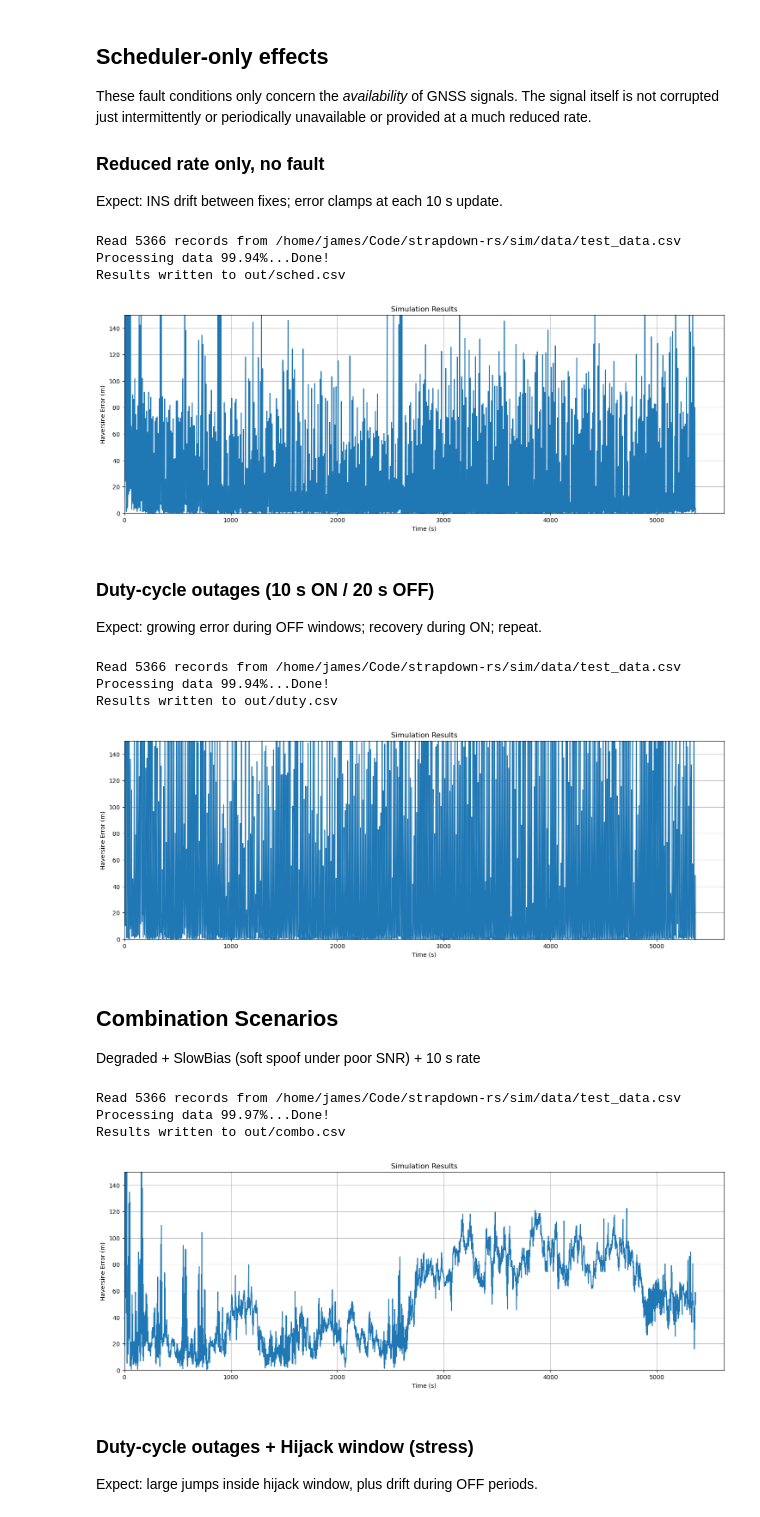
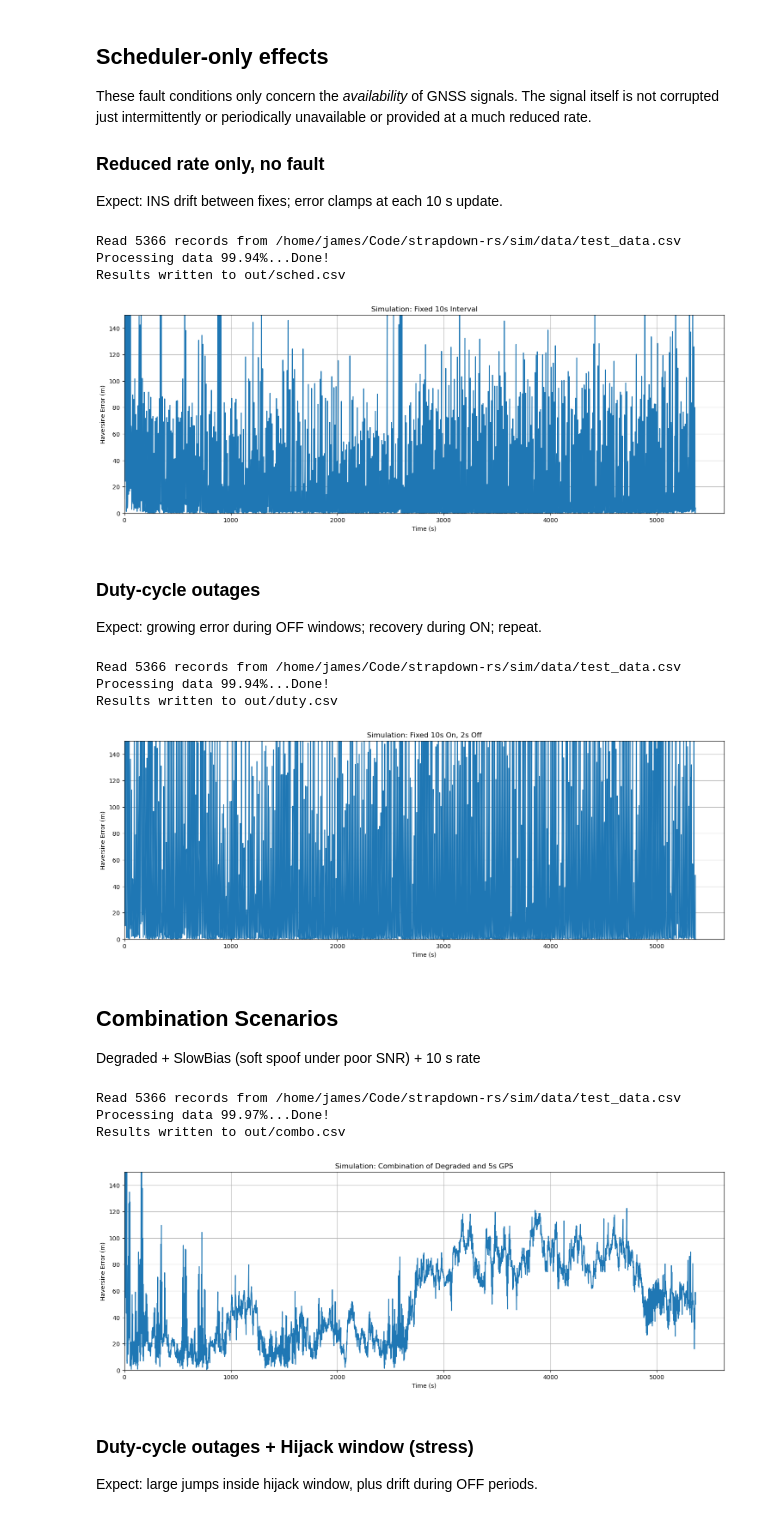
Before and after one commit to jbrodovsky/strapdown-rs, a Jupyter notebook: examples/strapdown-sim/strapdown-sim.ipynb, the cells around one changed output. Drawn from its saved outputs; the diff is of its cells as text; code cells hidden in the pictures.

```diff
--- a/examples/strapdown-sim/strapdown-sim.ipynb
+++ b/examples/strapdown-sim/strapdown-sim.ipynb
@@ -202,19 +252,15 @@ run([find_strapdown_bin(), "-i", ROOT.parents[1].joinpath("sim", "data", "test_d
   "--seed", "42"
 ])
 
-# !target/release/strapdown -i core/data/test_data.csv -o out/sched_10s.csv closed-loop \
-#   --sched fixed --interval-s 10 \
-#   --fault none \
-#   --seed 42
-
-plot_results("sched")
+fig = plot_results("sched", "Fixed 10s Interval")
+fig.savefig(ROOT.joinpath("out", "sched_performance.png"), dpi=300)
 # %% [output]
 Read 5366 records from /home/james/Code/strapdown-rs/sim/data/test_data.csv
 Processing data 99.94%...Done!
 Results written to out/sched.csv
-[figure, old version]
+[figure, new version]
 # %% [markdown]
-### Duty-cycle outages (10 s ON / 20 s OFF)
+### Duty-cycle outages
 
 Expect: growing error during OFF windows; recovery during ON; repeat.
 # %%
@@ -224,17 +270,13 @@ run([find_strapdown_bin(), "-i", ROOT.parents[1].joinpath("sim", "data", "test_d
   "--seed", "42"
 ])
 
-# !target/release/strapdown -i core/data/test_data.csv -o out/duty_10on_5off.csv closed-loop \
-#   --sched duty --on-s 10 --off-s 20 --duty-phase-s 1 \
-#   --fault none \
-#   --seed 42
-
-plot_results("duty")
+fig = plot_results("duty", "Fixed 10s On, 2s Off")
+fig.savefig(ROOT.joinpath("out", "duty_performance.png"), dpi=300)
 # %% [output]
 Read 5366 records from /home/james/Code/strapdown-rs/sim/data/test_data.csv
 Processing data 99.94%...Done!
 Results written to out/duty.csv
-[figure, old version]
+[figure, new version]
 # %% [markdown]
 ## Combination Scenarios
 
@@ -242,21 +284,17 @@ Degraded + SlowBias (soft spoof under poor SNR) + 10 s rate
 # %%
 run([find_strapdown_bin(), "-i", ROOT.parents[1].joinpath("sim", "data", "test_data.csv"), "-o", "out/combo.csv", "closed-loop",
   "--sched", "fixed", "--interval-s", "5",
   "--fault", "degraded", "--rho-pos", "0.995", "--sigma-pos-m", "4", "--rho-vel", "0.97", "--sigma-vel-mps", "0.35", "--r-scale", "5",
   "--seed", "42"
 ])
 
-# !target/release/strapdown -i core/data/test_data.csv -o out/combo_deg_slowbias_5s.csv closed-loop\
-#   --sched fixed --interval-s 5 \
-#   --fault degraded --rho-pos 0.995 --sigma-pos-m 4 --rho-vel 0.97 --sigma-vel-mps 0.35 --r-scale 5 \
-#   --seed 42
-
-plot_results("combo")
+fig = plot_results("combo", "Combination of Degraded and 5s GPS")
+fig.savefig(ROOT.joinpath("out", "combo_performance.png"), dpi=300)
 # %% [output]
 Read 5366 records from /home/james/Code/strapdown-rs/sim/data/test_data.csv
 Processing data 99.97%...Done!
 Results written to out/combo.csv
-[figure, old version]
+[figure, new version]
 # %% [markdown]
 ### Duty-cycle outages + Hijack window (stress)
 
```
Also changed, not shown: parts of 13 cells of this notebook, 45 other files.
